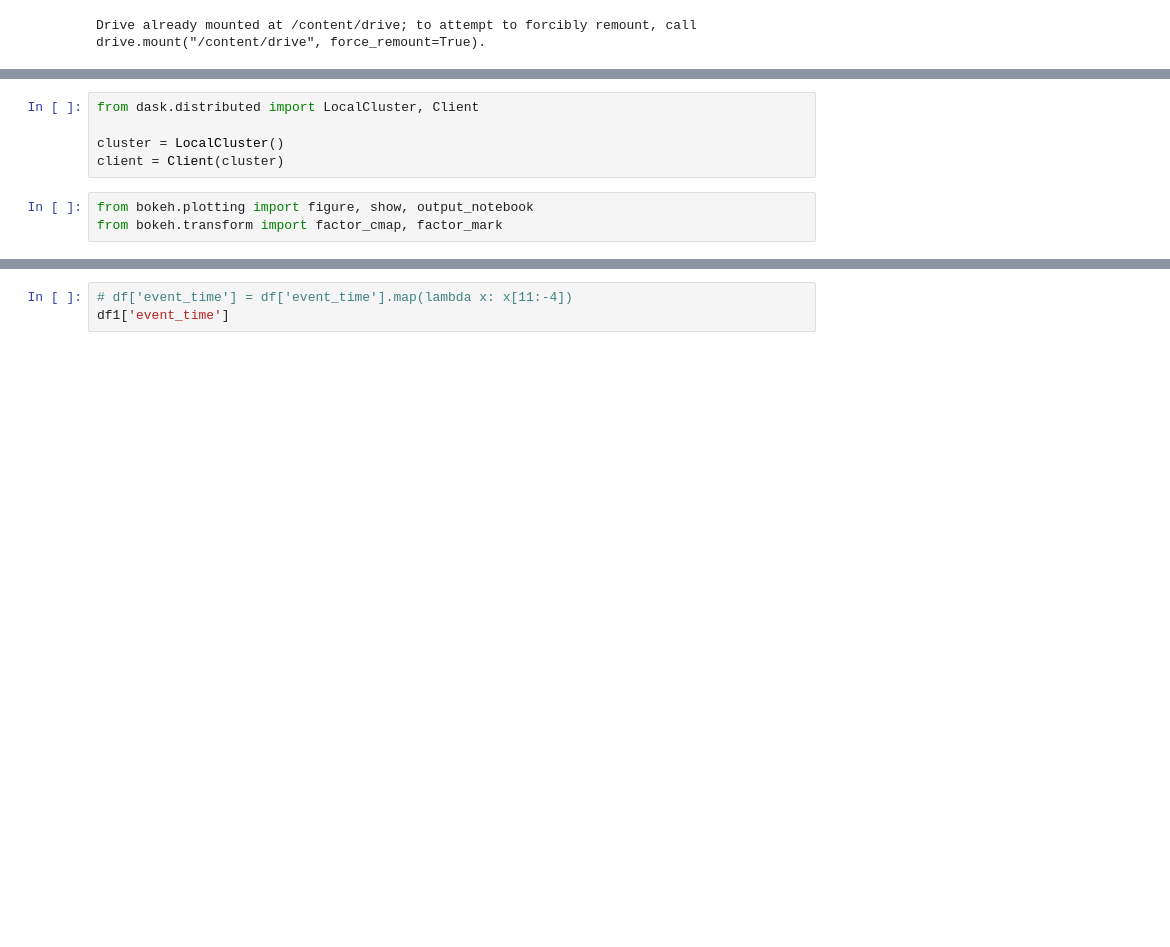
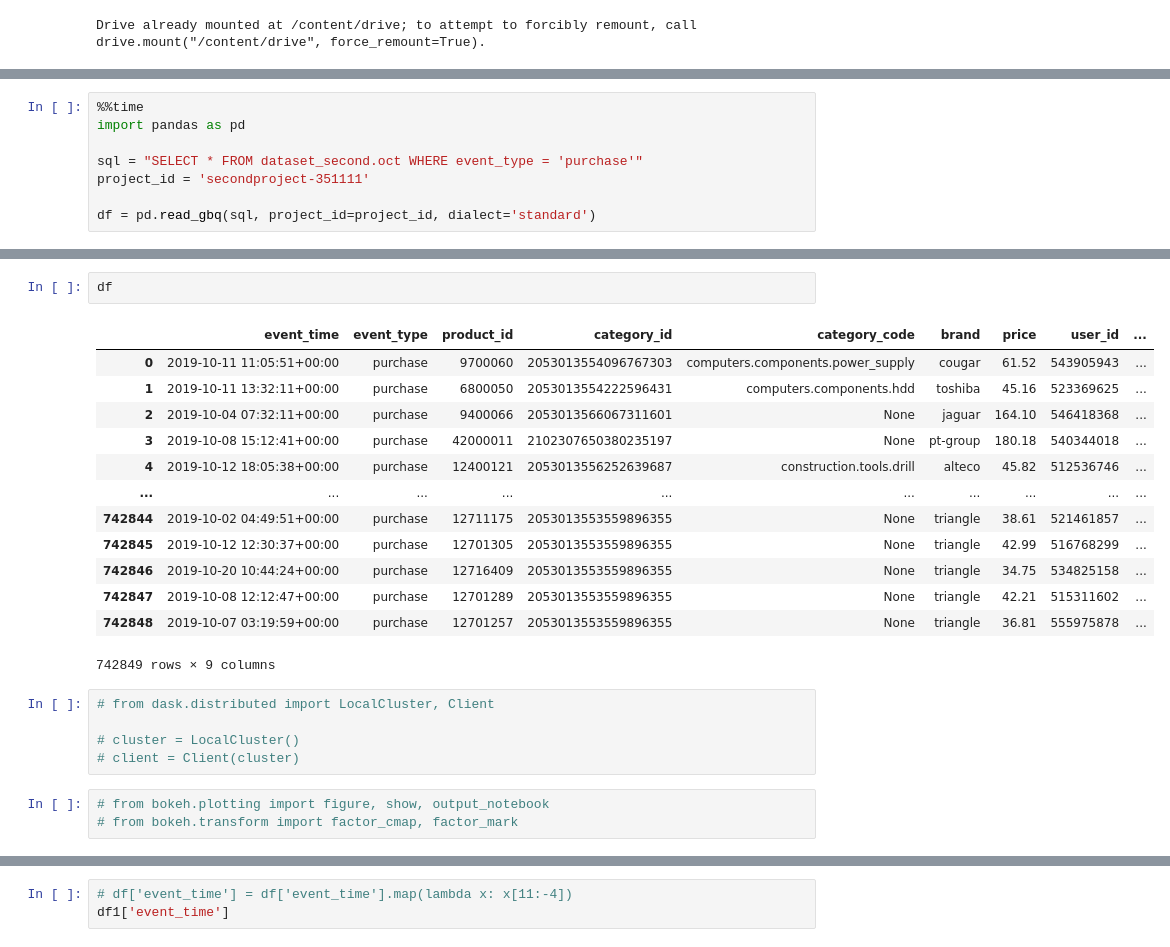
Before and after one commit to dlskawns/coz-project, a Jupyter notebook: CP2_기획_프로젝트.ipynb, the cells around one changed output, grey strips where cells are left out. Cells and saved outputs as stored; diff of their text form; blank space fills up the shorter version.

```diff
--- a/CP2_기획_프로젝트.ipynb
+++ b/CP2_기획_프로젝트.ipynb
@@ -22,0 +311,8 @@ Wall time: 1min 19s
+# %%
+%%time
+import pandas as pd
+
+sql = "SELECT * FROM dataset_second.oct WHERE event_type = 'purchase'"
+project_id = 'secondproject-351111'
+
+df = pd.read_gbq(sql, project_id=project_id, dialect='standard')
@@ -23,9 +322,25 @@ Wall time: 1min 19s
+# %%
+df
+# %% [output]
+|  | event_time | event_type | product_id | category_id | category_code | brand | price | user_id | ... |
+| 0 | 2019-10-11 11:05:51+00:00 | purchase | 9700060 | 2053013554096767303 | computers.components.power_supply | cougar | 61.52 | 543905943 | ... |
+| 1 | 2019-10-11 13:32:11+00:00 | purchase | 6800050 | 2053013554222596431 | computers.components.hdd | toshiba | 45.16 | 523369625 | ... |
+| 2 | 2019-10-04 07:32:11+00:00 | purchase | 9400066 | 2053013566067311601 | None | jaguar | 164.10 | 546418368 | ... |
+| 3 | 2019-10-08 15:12:41+00:00 | purchase | 42000011 | 2102307650380235197 | None | pt-group | 180.18 | 540344018 | ... |
+| 4 | 2019-10-12 18:05:38+00:00 | purchase | 12400121 | 2053013556252639687 | construction.tools.drill | alteco | 45.82 | 512536746 | ... |
+| ... | ... | ... | ... | ... | ... | ... | ... | ... | ... |
+| 742844 | 2019-10-02 04:49:51+00:00 | purchase | 12711175 | 2053013553559896355 | None | triangle | 38.61 | 521461857 | ... |
+| 742845 | 2019-10-12 12:30:37+00:00 | purchase | 12701305 | 2053013553559896355 | None | triangle | 42.99 | 516768299 | ... |
+| 742846 | 2019-10-20 10:44:24+00:00 | purchase | 12716409 | 2053013553559896355 | None | triangle | 34.75 | 534825158 | ... |
+| 742847 | 2019-10-08 12:12:47+00:00 | purchase | 12701289 | 2053013553559896355 | None | triangle | 42.21 | 515311602 | ... |
+| 742848 | 2019-10-07 03:19:59+00:00 | purchase | 12701257 | 2053013553559896355 | None | triangle | 36.81 | 555975878 | ... |
+742849 rows × 9 columns
 # %%
-from dask.distributed import LocalCluster, Client
+# from dask.distributed import LocalCluster, Client
 
-cluster = LocalCluster()
-client = Client(cluster)
+# cluster = LocalCluster()
+# client = Client(cluster)
 # %%
-from bokeh.plotting import figure, show, output_notebook
-from bokeh.transform import factor_cmap, factor_mark
+# from bokeh.plotting import figure, show, output_notebook
+# from bokeh.transform import factor_cmap, factor_mark
 # %%
```
Also changed, not shown: parts of 35 cells of this notebook.
